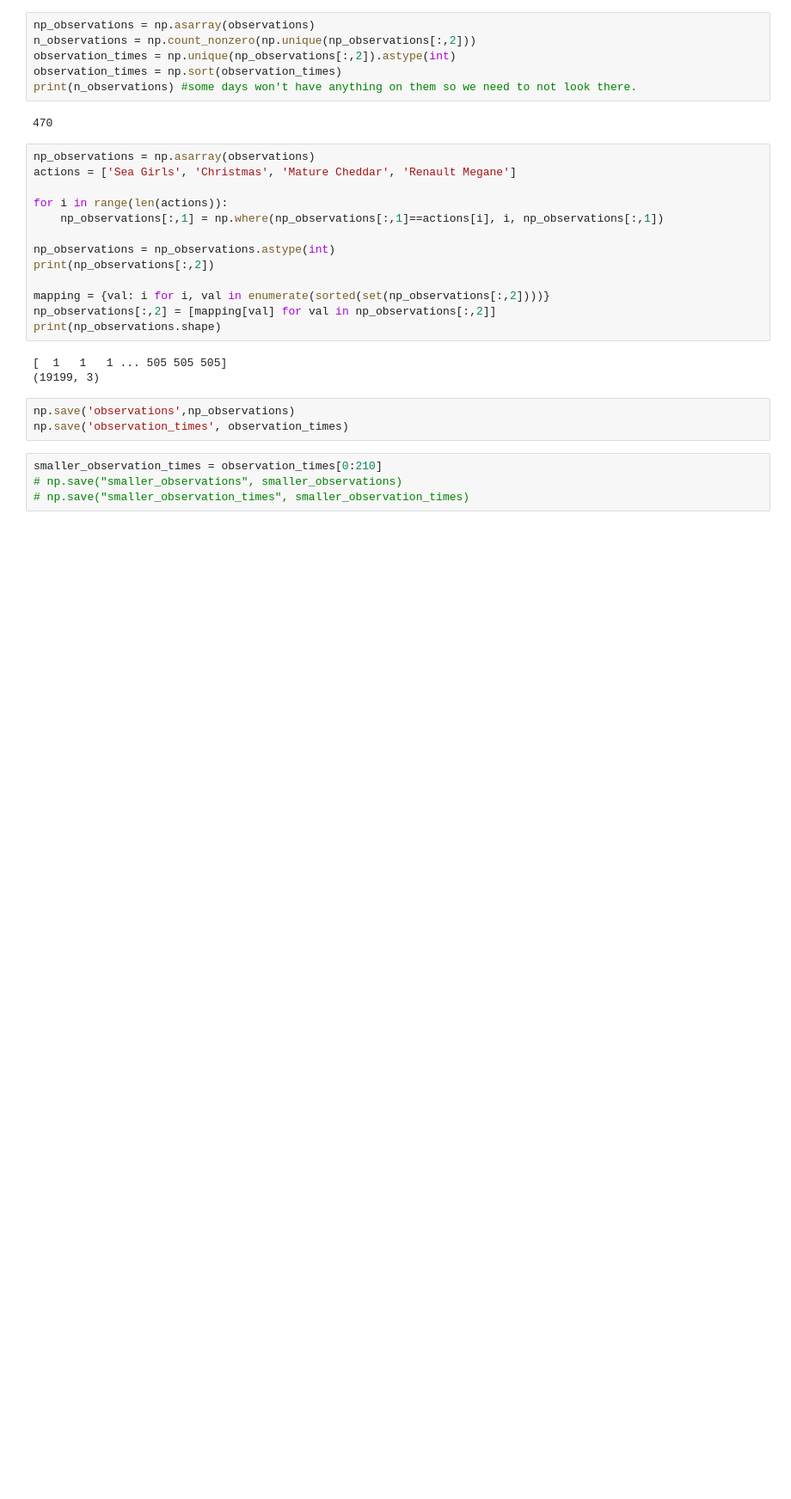
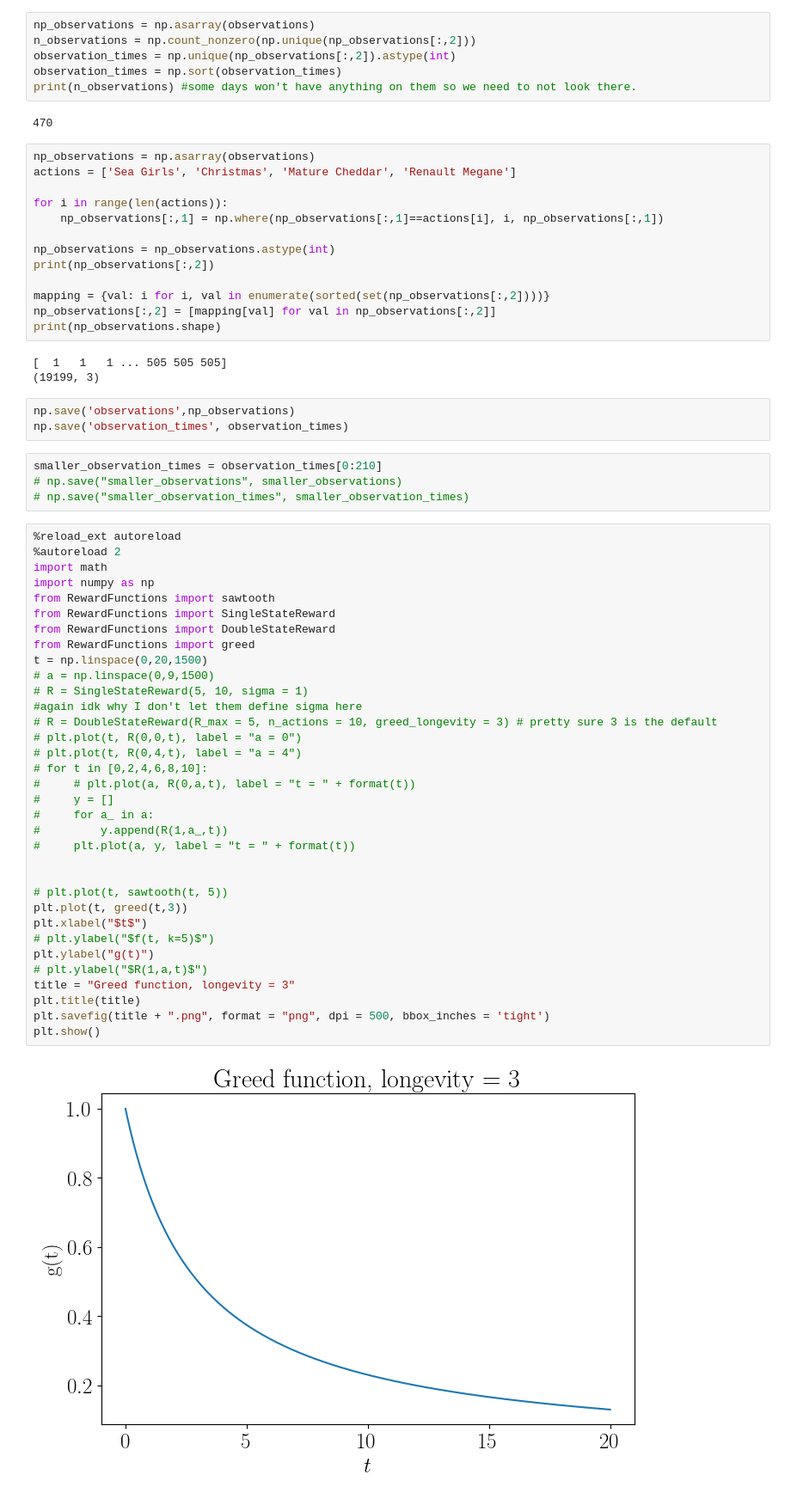
Before and after one commit to tommstuart/IRLProject, a Jupyter notebook: src/spotify_test.ipynb, the cells around one changed output. Shown: that part at 86% size. Drawn from its saved outputs; the diff is of its cells as text; blank space fills up the shorter version.

```diff
--- a/src/spotify_test.ipynb
+++ b/src/spotify_test.ipynb
@@ -210,3 +208,39 @@ np.save('observation_times', observation_times)
 smaller_observation_times = observation_times[0:210]
 # np.save("smaller_observations", smaller_observations)
 # np.save("smaller_observation_times", smaller_observation_times)
+# %%
+%reload_ext autoreload
+%autoreload 2
+import math
+import numpy as np
+from RewardFunctions import sawtooth
+from RewardFunctions import SingleStateReward
+from RewardFunctions import DoubleStateReward
+from RewardFunctions import greed
+t = np.linspace(0,20,1500)
+# a = np.linspace(0,9,1500)
+# R = SingleStateReward(5, 10, sigma = 1)
+#again idk why I don't let them define sigma here
+# R = DoubleStateReward(R_max = 5, n_actions = 10, greed_longevity = 3) # pretty sure 3 is the default
+# plt.plot(t, R(0,0,t), label = "a = 0")
+# plt.plot(t, R(0,4,t), label = "a = 4")
+# for t in [0,2,4,6,8,10]:
+#     # plt.plot(a, R(0,a,t), label = "t = " + format(t))
+#     y = []
+#     for a_ in a:
+#         y.append(R(1,a_,t))
+#     plt.plot(a, y, label = "t = " + format(t))
+
+
+# plt.plot(t, sawtooth(t, 5))
+plt.plot(t, greed(t,3))
+plt.xlabel("$t$")
+# plt.ylabel("$f(t, k=5)$")
+plt.ylabel("g(t)")
+# plt.ylabel("$R(1,a,t)$")
+title = "Greed function, longevity = 3"
+plt.title(title)
+plt.savefig(title + ".png", format = "png", dpi = 500, bbox_inches = 'tight')
+plt.show()
+# %% [output]
+[figure, added]
```
Also changed, not shown: parts of 2 cells of this notebook, 1 other file.
